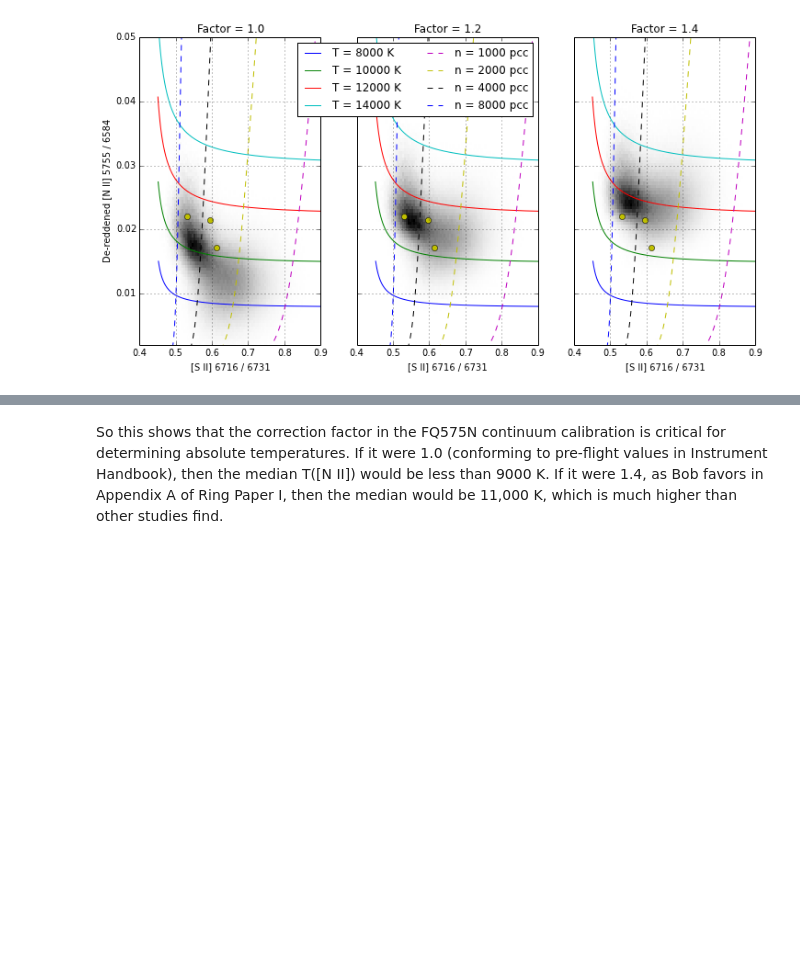
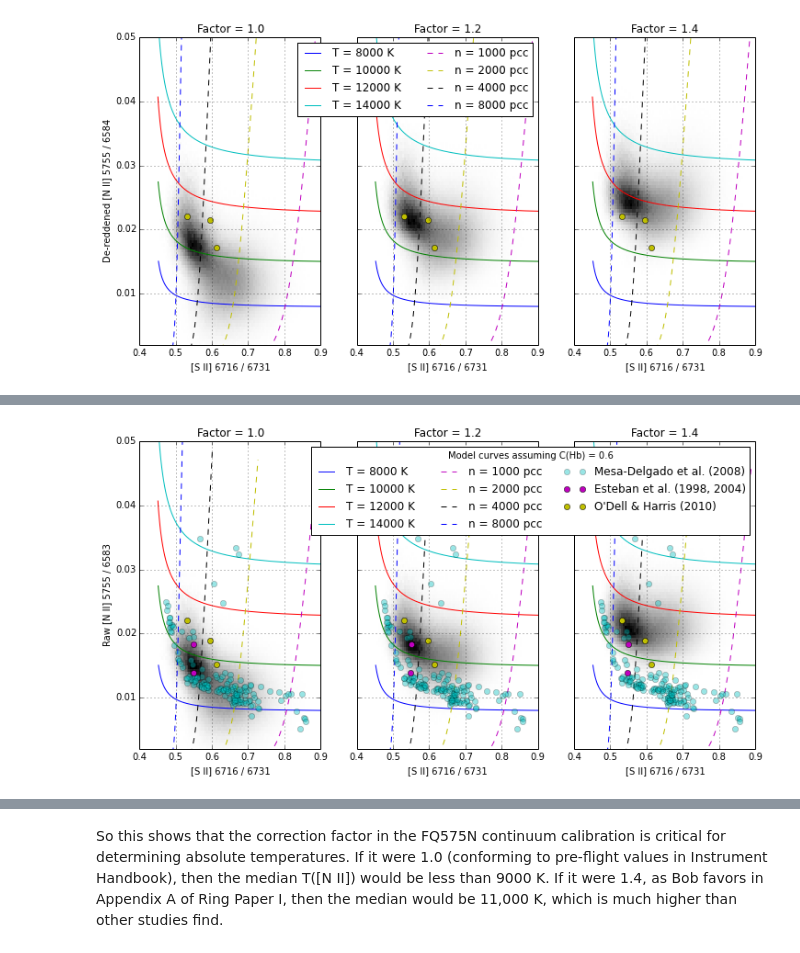
Before and after one commit to deprecated/orion-tsq, a Jupyter notebook: WFC3 images exploration.ipynb, the cells around one changed output, grey strips where cells are left out. Saved outputs shown, nothing was run; the diff lists cells and outputs as text; code cells hidden in the pictures; blank space fills up the shorter version.

```diff
--- a/WFC3 images exploration.ipynb
+++ b/WFC3 images exploration.ipynb
@@ -1104,0 +1130,4 @@ gcf().savefig("bivar_rsii_rnii_multifactor.pdf")
+# %%
+bob_rsii = np.array([0.5953, 0.6133, 0.5316])
+bob_rnii = np.array([0.0215, 0.0172, 0.0221])
+bob_assumed_chb = np.array([0.60, 0.56, 0.0])
@@ -1104,0 +1136,3 @@ gcf().savefig("bivar_rsii_rnii_multifactor.pdf")
+# %%
+bob_rnii_raw = bob_rnii/10**(0.095*bob_assumed_chb)
+bob_rnii_raw
@@ -1104,0 +1141,78 @@ gcf().savefig("bivar_rsii_rnii_multifactor.pdf")
+# %%
+cesar_rsii = np.array([3.303/6.023, 2.59/4.71])
+cesar_rnii_raw = np.array([0.858/61.589, 0.962/52.5])
+# %%
+import nii_utils
+import pyregion
+from astropy.table import Table
+
+stars = pyregion.open("star-mask.reg")
+whdu = fits.open("north575-wcs.fits")[0]
+starmask = stars.get_mask(hdu=whdu)
+
+adaltab = Table.read("adal-slit6-extract.dat", format="ascii.tab")
+adal_rnii = adaltab["5755"]/adaltab["6583"]
+adal_rsii = adaltab["6716"]/adaltab["6731"]
+
+rsii = fits.open("SurfaceBrightness/Rsii.fits")[0].data
+s658 = fits.open("north658.fits")[0].data
+s547 = fits.open("north547.fits")[0].data
+s575 = fits.open("north575.fits")[0].data
+
+
+x1, x2 = 0.4, 0.9
+y1, y2 = 0.002, 0.05
+
+fig, axes = subplots(1, 3, sharey=True, squeeze=True)
+
+for ax, fac in zip(axes, [1.0, 1.2, 1.4]):
+    rnii = nii_utils.ratio_nii(s575/s658, s547/s575, s547/s658,
+                               k575=0.938, correction=fac)
+    m = np.isfinite(rnii) & (s658 > 0.6) & ~starmask
+    x = rsii[m]
+    y = rnii[m]
+    w = s658[m]
+
+    mm = (x > x1) & (x < x2) & (y > y1) & (y < y2)
+    H, xedges, yedges = np.histogram2d(x[mm], y[mm], 100,
+                                       [[x1, x2], [y1, y2]],
+                                       weights=w[mm])
+    i0, j0 = np.unravel_index(H.T.argmax(), H.T.shape)
+    print(i0, j0, xedges[i0], yedges[j0], H.T.max(), np.mean(H.T))
+    ax.imshow(H.T,
+              extent=[x1, x2, y1, y2],
+              interpolation='none', aspect='auto', origin='lower',
+              cmap=cm.gray_r, alpha=1.0)
+#              vmin=0.0, vmax=15.0*np.mean(H.T))
+    denrange = np.linspace(0.0, 3.e4, 100)
+    for tem in [8e3, 1e4, 1.2e4, 1.4e4]:
+        As = sii.getEmissivity(tem, denrange, wave=6716)
+        Bs = sii.getEmissivity(tem, denrange, wave=6731)
+        An = nii.getEmissivity(tem, denrange, wave=5755)
+        Bn = nii.getEmissivity(tem, denrange, wave=6583)
+        ax.plot(As/Bs, An/Bn, label="T = {:.0f} K".format(tem))
+    temrange = np.linspace(5000.0, 20000.0, 100)
+    for den in [1000, 2000, 4000, 8000]:
+        As = sii.getEmissivity(temrange, den, wave=6716)
+        Bs = sii.getEmissivity(temrange, den, wave=6731)
+        An = nii.getEmissivity(temrange, den, wave=5755)
+        Bn = nii.getEmissivity(temrange, den, wave=6583)
+        ax.plot(As/Bs, (10**(-0.6*0.095))*An/Bn,
+                '--', label="n = {:.0f} pcc".format(den))
+
+    ax.plot(adal_rsii, adal_rnii, "co",
+            alpha=0.4, label="Mesa-Delgado et al. (2008)")
+    ax.plot(cesar_rsii, cesar_rnii_raw, "mo", label="Esteban et al. (1998, 2004)")
+    ax.plot(bob_rsii, bob_rnii_raw, "yo", label="O'Dell & Harris (2010)")
+    ax.set_title("Factor = {:.1f}".format(fac))
+    ax.grid()
+    ax.set_xlim(x1, x2)
+    ax.set_ylim(y1, y2)
+    ax.set_xlabel("[S II] 6716 / 6731")
+
+axes[0].set_ylabel("Raw [N II] 5755 / 6583")
+axes[2].legend(ncol=3, loc="upper right",
+               title="Model curves assuming C(Hb) = 0.6")
+gcf().set_size_inches(12, 6)
+gcf().savefig("bivar_rsii_rniiraw_multifactor.pdf")
+# %% [output]
@@ -1104,0 +1222 @@ gcf().savefig("bivar_rsii_rnii_multifactor.pdf")
+[figure, added]
```
Also changed, not shown: parts of 13 cells of this notebook, 10 other files.
